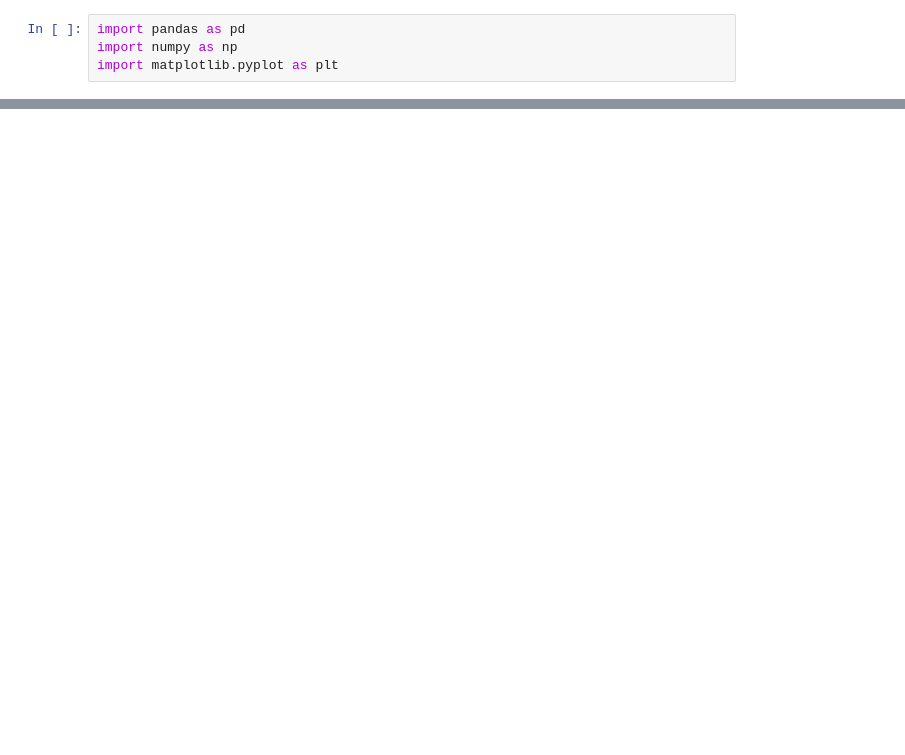
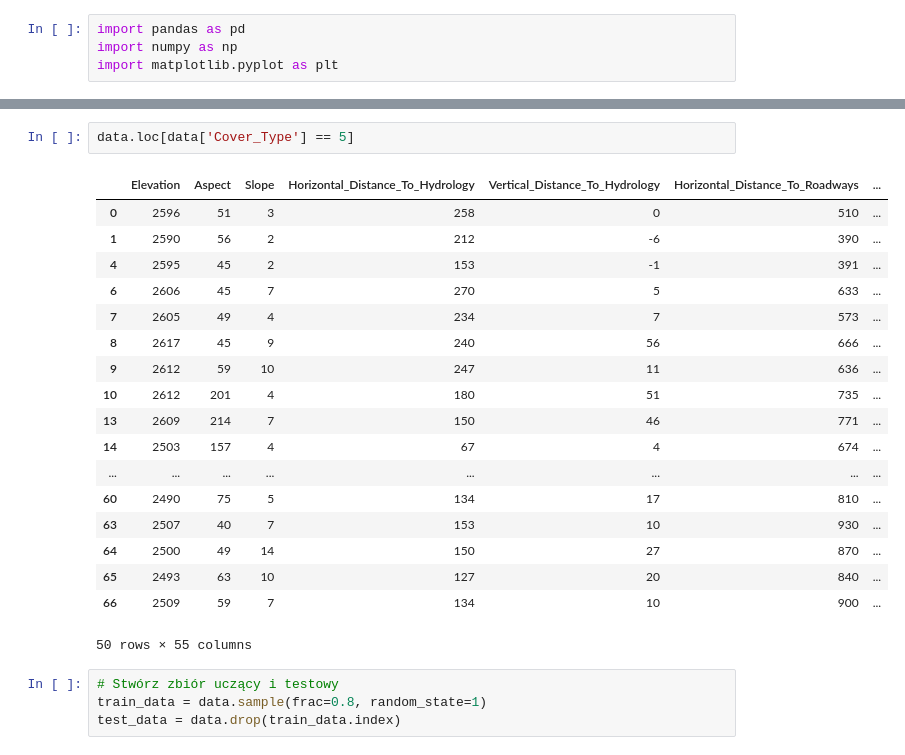
Before and after one commit to PsimonL/ML_Assesment, a Jupyter notebook: heuristic_algorithm.ipynb, the cells around one changed output, grey strips where cells are left out. Cells and saved outputs as stored; diff of their text form; blank space fills up the shorter version.

```diff
--- a/heuristic_algorithm.ipynb
+++ b/heuristic_algorithm.ipynb
@@ -111,0 +58,25 @@ plt.show()
+# %%
+data.loc[data['Cover_Type'] == 5]
+# %% [output]
+|  | Elevation | Aspect | Slope | Horizontal_Distance_To_Hydrology | Vertical_Distance_To_Hydrology | Horizontal_Distance_To_Roadways | ... |
+| 0 | 2596 | 51 | 3 | 258 | 0 | 510 | ... |
+| 1 | 2590 | 56 | 2 | 212 | -6 | 390 | ... |
+| 4 | 2595 | 45 | 2 | 153 | -1 | 391 | ... |
+| 6 | 2606 | 45 | 7 | 270 | 5 | 633 | ... |
+| 7 | 2605 | 49 | 4 | 234 | 7 | 573 | ... |
+| 8 | 2617 | 45 | 9 | 240 | 56 | 666 | ... |
+| 9 | 2612 | 59 | 10 | 247 | 11 | 636 | ... |
+| 10 | 2612 | 201 | 4 | 180 | 51 | 735 | ... |
+| 13 | 2609 | 214 | 7 | 150 | 46 | 771 | ... |
+| 14 | 2503 | 157 | 4 | 67 | 4 | 674 | ... |
+| ... | ... | ... | ... | ... | ... | ... | ... |
+| 60 | 2490 | 75 | 5 | 134 | 17 | 810 | ... |
+| 63 | 2507 | 40 | 7 | 153 | 10 | 930 | ... |
+| 64 | 2500 | 49 | 14 | 150 | 27 | 870 | ... |
+| 65 | 2493 | 63 | 10 | 127 | 20 | 840 | ... |
+| 66 | 2509 | 59 | 7 | 134 | 10 | 900 | ... |
+50 rows × 55 columns
+# %%
+# Stwórz zbiór uczący i testowy
+train_data = data.sample(frac=0.8, random_state=1)
+test_data = data.drop(train_data.index)
```
Also changed, not shown: parts of 10 cells of this notebook.
